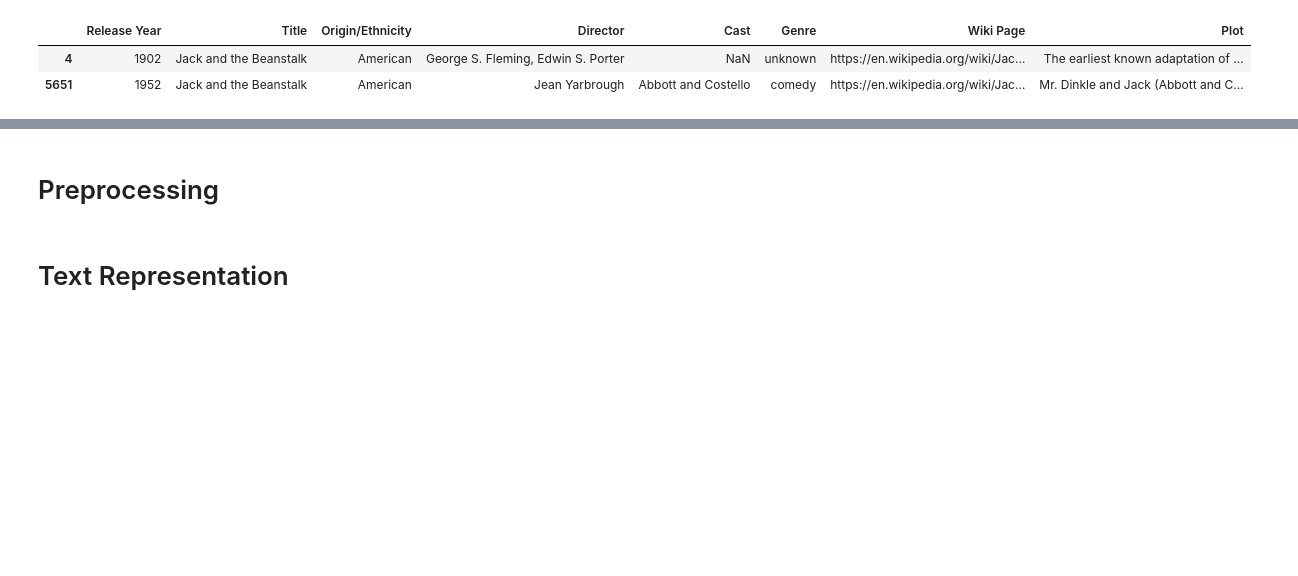
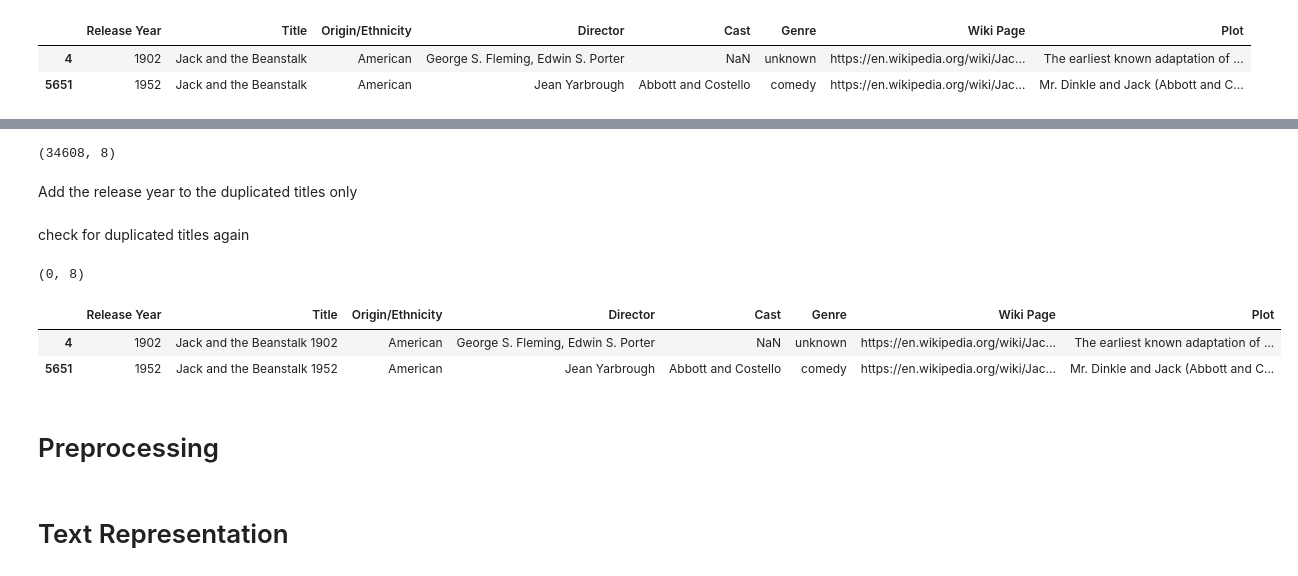
Before and after one commit to JohnSkouloudis/Movie-SearchEngine, a Jupyter notebook: NLP_SearchEngine.ipynb, the cells around one changed output, grey strips where cells are left out. Cells and saved outputs as stored; diff of their text form; code cells hidden in the pictures; blank space fills up the shorter version.

Commit message:
removed duplicates from dataset

```diff
--- a/NLP_SearchEngine.ipynb
+++ b/NLP_SearchEngine.ipynb
@@ -187,0 +199,2 @@ df.duplicated(subset=['Title','Release Year'], keep=False).shape
+# %%
+df.drop_duplicates(subset=['Title', 'Release Year'], keep='first',inplace=True)
@@ -188,2 +207,26 @@ df.duplicated(subset=['Title','Release Year'], keep=False).shape
+# %%
+df.shape
+# %% [output]
+(34608, 8)
+# %% [markdown]
+Add the release year to the duplicated titles only
+# %%
+duplicates = df[df['Title'].duplicated(keep=False)]
+
+df.loc[duplicates.index, 'Title'] = (
+    df.loc[duplicates.index, 'Title'] + ' ' + df.loc[duplicates.index, 'Release Year'].astype(str)
+)
+# %% [markdown]
+check for duplicated titles again
+# %%
+df[df['Title'].duplicated(keep=False)].shape
+# %% [output]
+(0, 8)
+# %%
+df[df['Title'].str.contains('Jack and the Beanstalk',case=False,na=True)].head(10)
+# %% [output]
+|  | Release Year | Title | Origin/Ethnicity | Director | Cast | Genre | Wiki Page | Plot |
+| 4 | 1902 | Jack and the Beanstalk 1902 | American | George S. Fleming, Edwin S. Porter | NaN | unknown | https://en.wikipedia.org/wiki/Jac... | The earliest known adaptation of ... |
+| 5651 | 1952 | Jack and the Beanstalk 1952 | American | Jean Yarbrough | Abbott and Costello | comedy | https://en.wikipedia.org/wiki/Jac... | Mr. Dinkle and Jack (Abbott and C... |
 # %% [markdown]
 # Preprocessing
```
Also changed, not shown: parts of 12 cells of this notebook.
